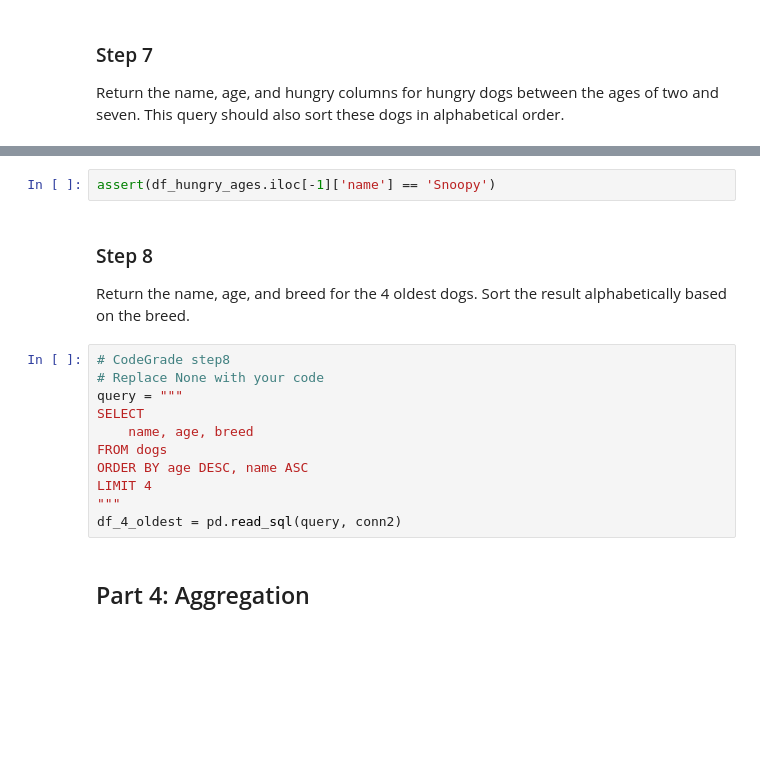
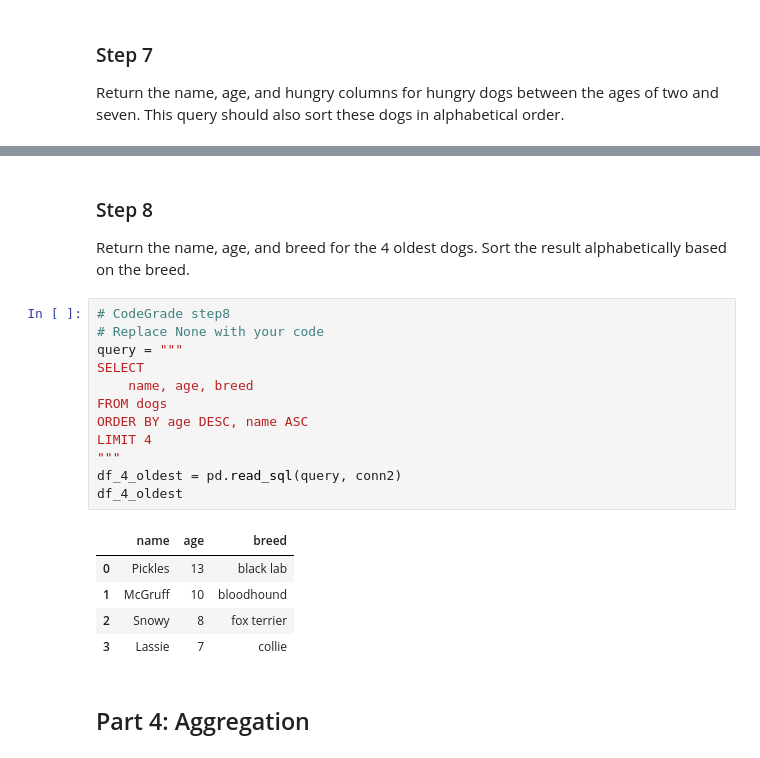
Before and after one commit to pinkbricks/DS_Course1_Week1_Module2_SQLQueries, a Jupyter notebook: SQLFilterOrderGroupLab.ipynb, the cells around one changed output, grey strips where cells are left out. Cells and saved outputs as stored; diff of their text form; blank space fills up the shorter version.

```diff
--- a/SQLFilterOrderGroupLab.ipynb
+++ b/SQLFilterOrderGroupLab.ipynb
@@ -189,8 +189,6 @@ df_hungry_ages
 | 2 | Lassie | 7 | 1 |
 | 3 | Scooby | 6 | 1 |
 | 4 | Snoopy | 3 | 1 |
-# %%
-assert(df_hungry_ages.iloc[-1]['name'] == 'Snoopy')
 # %% [markdown]
 ### Step 8
 
@@ -198,14 +196,21 @@ Return the name, age, and breed for the 4 oldest dogs. Sort the result alphabeti
 # %%
 # CodeGrade step8
 # Replace None with your code
 query = """
 SELECT
     name, age, breed
 FROM dogs
 ORDER BY age DESC, name ASC
 LIMIT 4
 """
 df_4_oldest = pd.read_sql(query, conn2)
+df_4_oldest
+# %% [output]
+|  | name | age | breed |
+| 0 | Pickles | 13 | black lab |
+| 1 | McGruff | 10 | bloodhound |
+| 2 | Snowy | 8 | fox terrier |
+| 3 | Lassie | 7 | collie |
 # %% [markdown]
 ## Part 4: Aggregation
 # %% [markdown]
```
Also changed, not shown: parts of 1 cell of this notebook.
